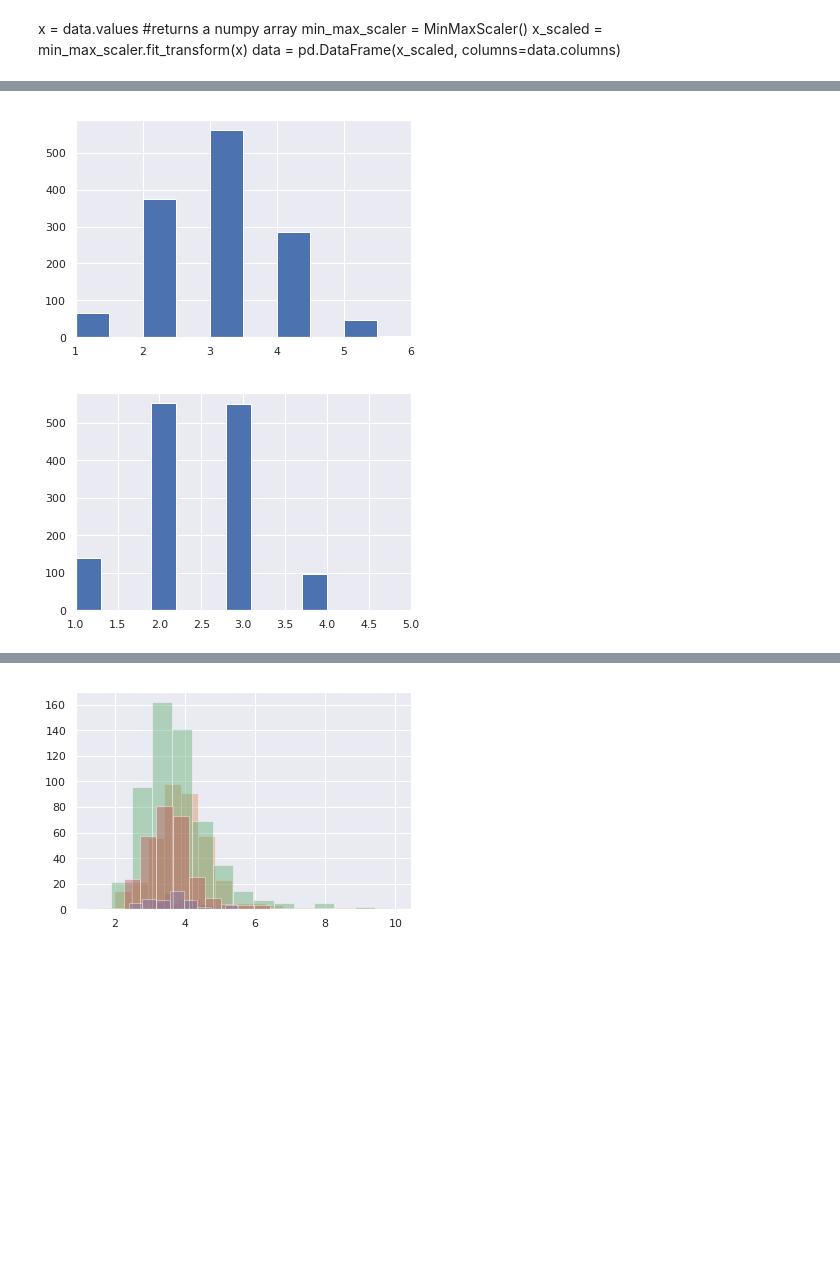
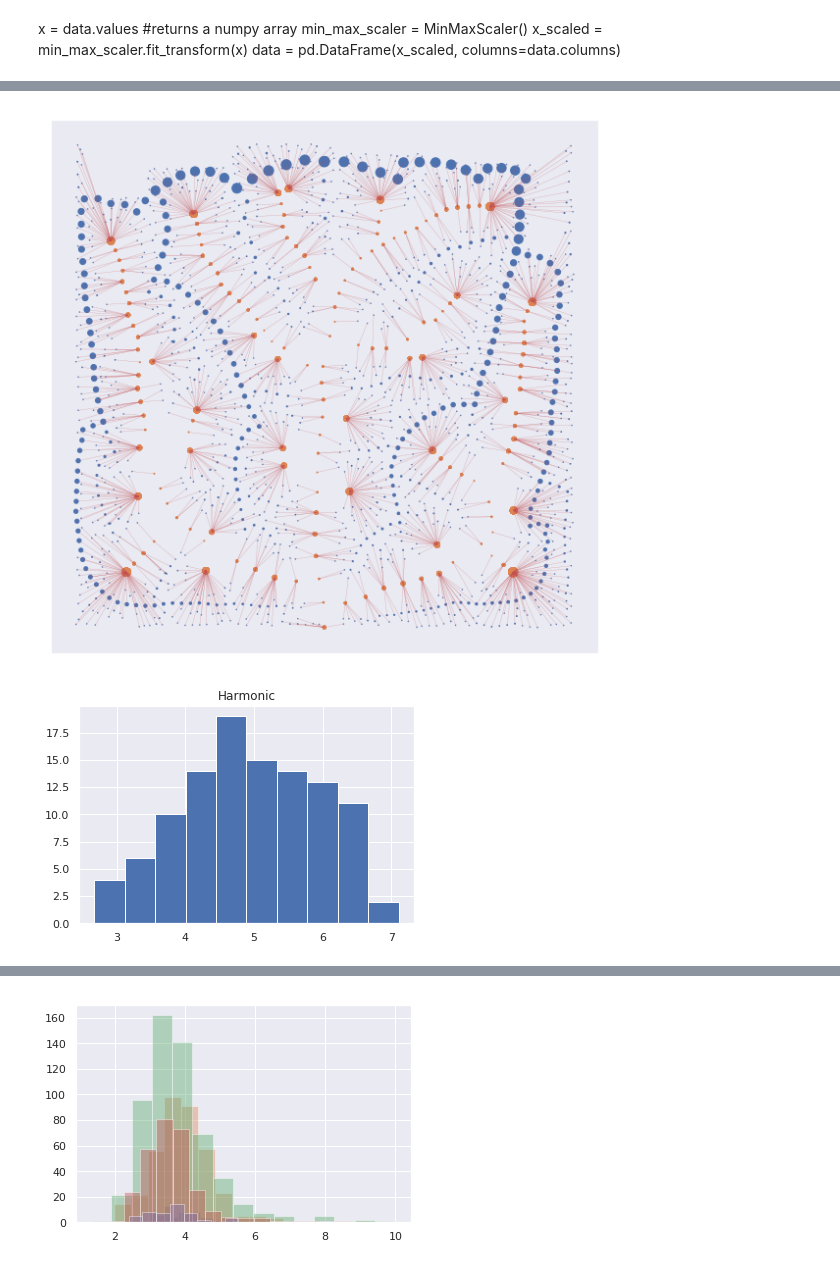
Before and after one commit to CaioMar/Venacao, a Jupyter notebook: Distance_histogram.ipynb, the cells around one changed output, grey strips where cells are left out. Cells and saved outputs as stored; diff of their text form; code cells hidden in the pictures; blank space fills up the shorter version.

Commit message:
updating histogram analysis and concetration footage upload

```diff
--- a/Distance_histogram.ipynb
+++ b/Distance_histogram.ipynb
@@ -14,0 +61,4 @@ data = pd.DataFrame(x_scaled, columns=data.columns)
+# %%
+countdf = data.groupby(['vx','vy']).agg('count').drop(cols,axis=1).rename(columns={'Harmonic':'count'})
+countdf.head(5)
+#countdf.index
@@ -14,0 +73,5 @@ data = pd.DataFrame(x_scaled, columns=data.columns)
+# %%
+copycountdf = countdf.copy()
+#copycountdf['vx','vy'] = copycountdf.index
+copycountdf.reset_index(level=0, inplace=True)
+copycountdf.reset_index(level=0, inplace=True)
@@ -15,10 +87,24 @@ data = pd.DataFrame(x_scaled, columns=data.columns)
+# %%
+cdata = data.copy()
+# %%
+data = pd.merge(cdata,copycountdf,on=['vx','vy'])
+# %%
+fig = plt.figure(figsize=(10,10))
+plt.scatter(data['v2x'],data['v2y'],s=np.power(10*np.array(data['v2width']),1.79))
+plt.scatter(data['vx'],data['vy'],s=data['count'])
+for i in range(data.shape[0]):
+    plt.plot(data.iloc[i][5:9:2],data.iloc[i][6:9:2],'-r',linewidth=0.3,alpha=0.5,)
+plt.xticks([])
+plt.yticks([])
+plt.show()
+# %% [output]
+[figure, added]
 # %%
-data['VeinOrder'].hist(bins=10)
-plt.xlim(1,6)
+data.groupby(['VeinOrder','NN VeinOrder']).get_group((2,3)).drop(['VeinOrder','Geometric','Arithmetic','NN VeinOrder'],axis=1).hist(bins=10)
+#plt.xlim(1,6)
 plt.show()
-data['NN VeinOrder'].hist(bins=10)
-plt.xlim(1,5)
-plt.show()
+#data['NN VeinOrder'].hist(bins=10)
+#plt.xlim(1,5)
+#plt.show()
 # %% [output]
-[figure, old version]
+[figure, new version]
-[figure, removed]
```
Also changed, not shown: parts of 9 cells of this notebook, 1 other file.
